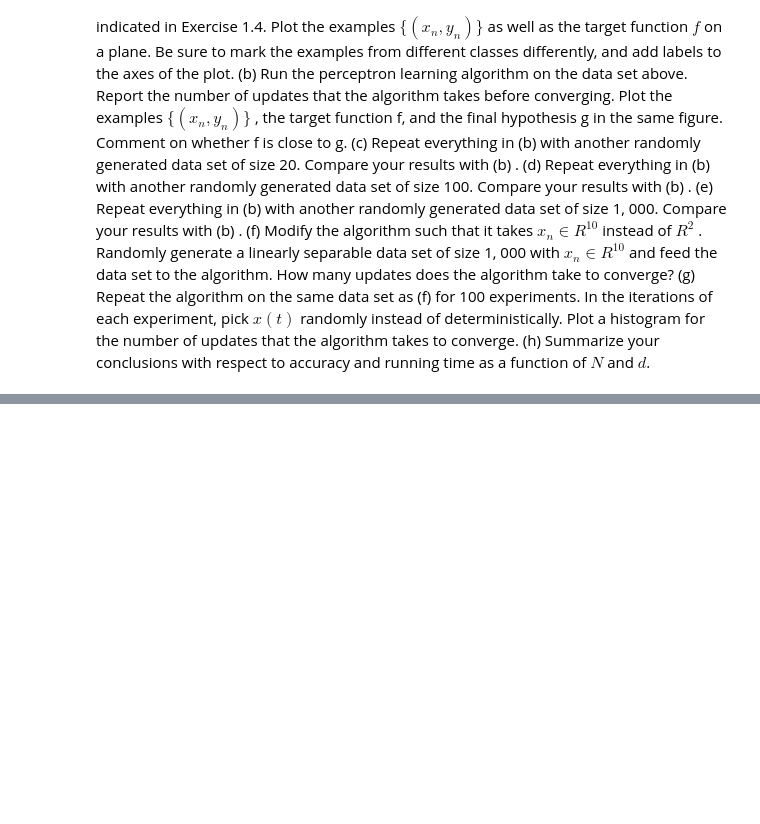
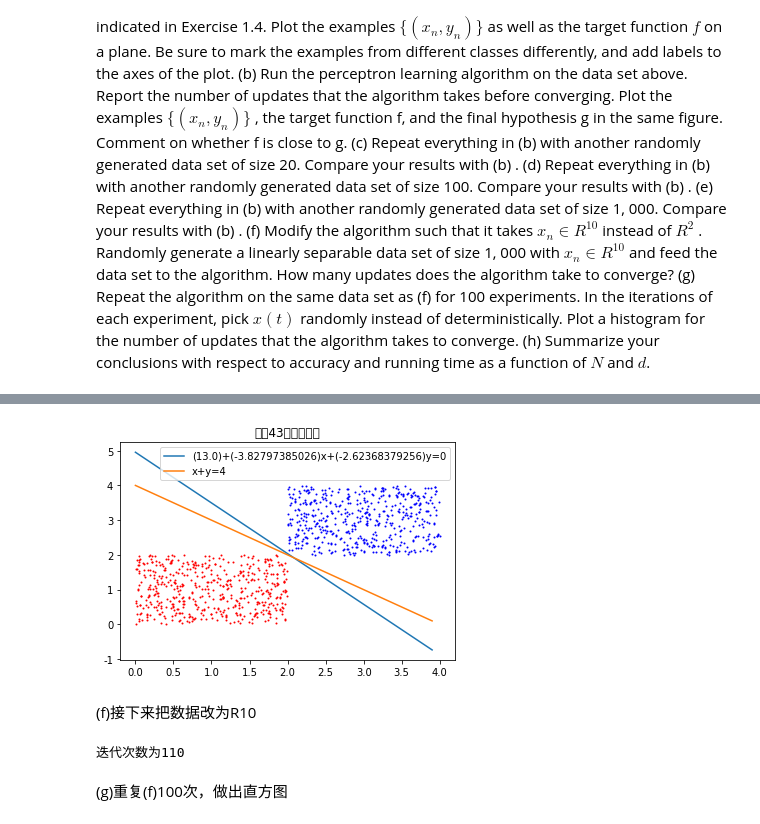
Before and after one commit to Splendid-sun/NTU-Learning-from-data, a Jupyter notebook: Problem 1.4.ipynb, the cells around one changed output, grey strips where cells are left out. Drawn from its saved outputs; the diff is of its cells as text; code cells hidden in the pictures; blank space fills up the shorter version.

```diff
--- a/Problem 1.4.ipynb
+++ b/Problem 1.4.ipynb
@@ -85,0 +90,67 @@ f(10)
+# %%
+f(500)
+# %% [output]
+[figure, added]
+# %% [markdown]
+(f)接下来把数据改为R10
+# %%
+# -*- coding: utf-8 -*-
+import random
+import numpy as np
+import matplotlib.pyplot as plt
+plt.rcParams['font.sans-serif']=['SimHei'] #用来正常显示中文标签
+plt.rcParams['axes.unicode_minus']=False #用来正常显示负号
+
+#定义函数g(n,m),生成2n个m维数据点
+def g(n,m):
+    #首先生成2n个可分的数据，生成两组，每一组有n个点，第一组点的每个分量属于[1,3],第二组点的每个分量属于[5,9],
+    #第一组数据的标记为1，第二组的标记为-1,注意添加第一个分量为1
+    #第一组点
+    data1=[]
+    #第二组点
+    data2=[]
+    for i in range(n):
+        x1=[1]
+        x2=[1]
+        for j in range(m):
+            x1.append(random.uniform(1,3))
+            x2.append(random.uniform(5,9))
+        x1.append(1)
+        x2.append(-1)
+        data1.append(np.array(x1))
+        data2.append(np.array(x2))
+    data=data1+data2
+    #打乱数据顺序
+    random.shuffle(data)
+
+    #定义sign函数判断正负
+    def sign(x):
+        if x>=0:
+            return 1
+        else:
+            return -1
+
+    #定义判别函数，判断所有数据是否分类完成
+    def Judge(x,w):
+        flag=1
+        for i in x:
+            if sign(i[:m+1].dot(w))*i[-1]<0:
+                flag=0
+                break
+        return flag
+
+    #记录次数
+    s=0
+    #初始化w
+    w=np.zeros(m+1)
+    while (Judge(data,w)==0):
+        i=data[random.randint(0,2*n-1)]
+        if sign(i[:m+1].dot(w))*i[-1]<0:
+            w+=i[-1]*i[:m+1]
+            s+=1
+    return s
+print("迭代次数为"+str(g(500,10)))
+# %% [output]
+迭代次数为110
+# %% [markdown]
+(g)重复(f)100次，做出直方图
```
Also changed, not shown: parts of 3 cells of this notebook.
